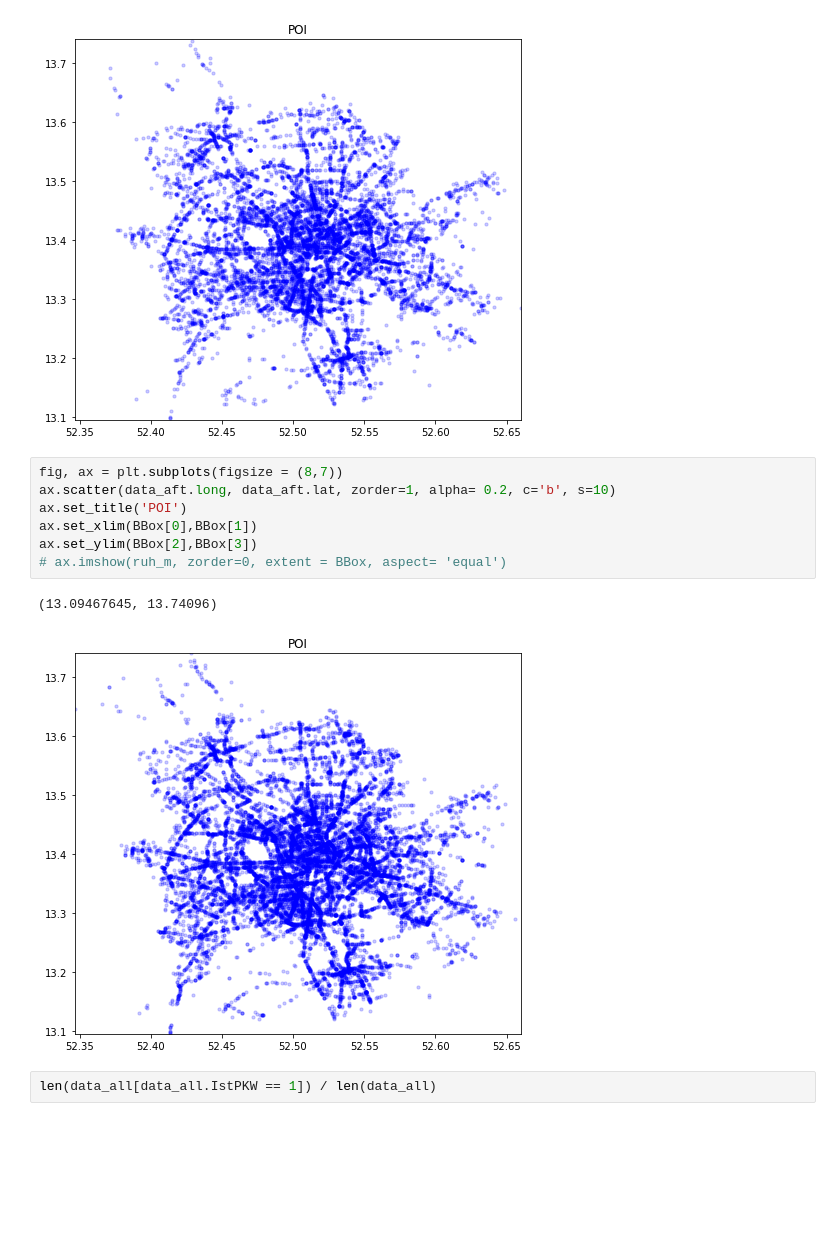
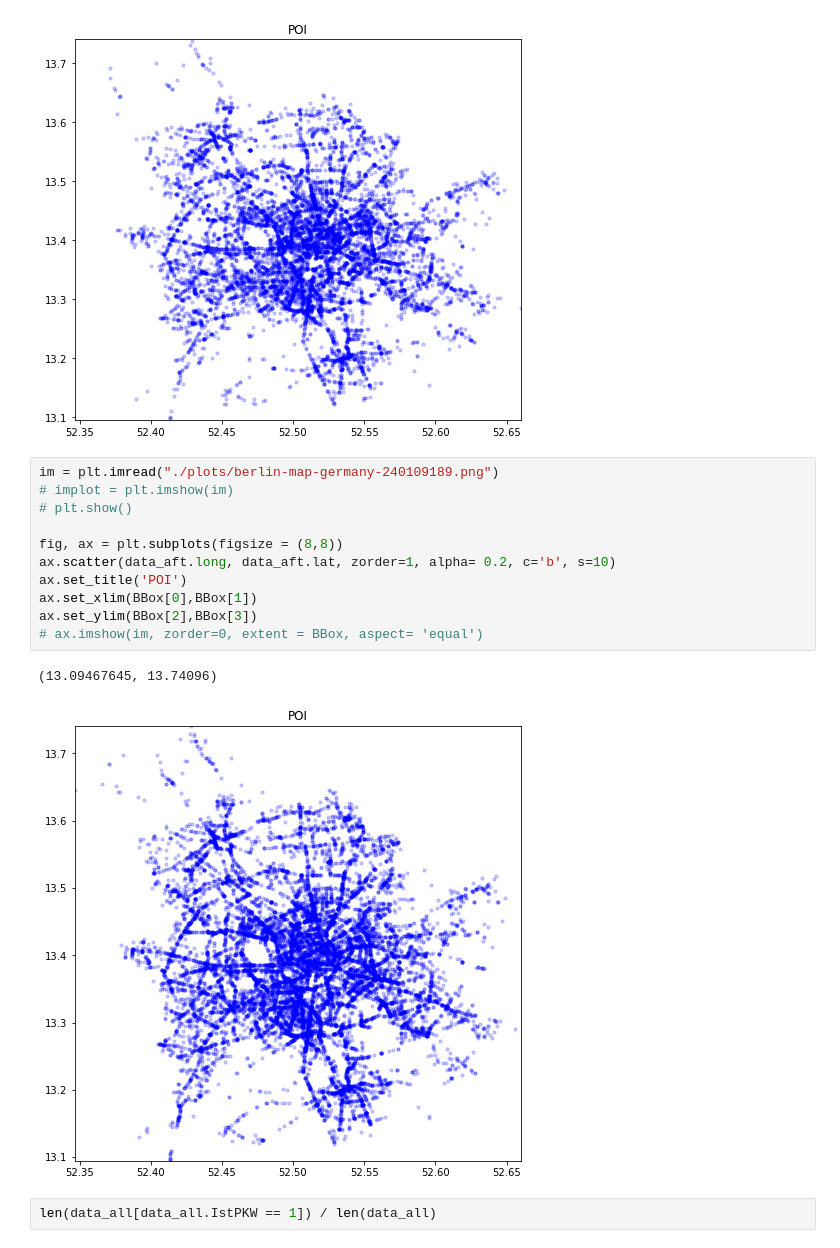
Before and after one commit to SEberwein/Berlin_traffic_accidents_2018-2020, a Jupyter notebook: data_exploration.ipynb, the cells around one changed output. Drawn from its saved outputs; the diff is of its cells as text; blank space fills up the shorter version.

```diff
--- a/data_exploration.ipynb
+++ b/data_exploration.ipynb
@@ -357,15 +357,19 @@ ax.set_ylim(BBox[2],BBox[3])
 (13.09467645, 13.74096)
 [figure]
 # %%
-fig, ax = plt.subplots(figsize = (8,7))
+im = plt.imread("./plots/berlin-map-germany-240109189.png")
+# implot = plt.imshow(im)
+# plt.show()
+
+fig, ax = plt.subplots(figsize = (8,8))
 ax.scatter(data_aft.long, data_aft.lat, zorder=1, alpha= 0.2, c='b', s=10)
 ax.set_title('POI')
 ax.set_xlim(BBox[0],BBox[1])
 ax.set_ylim(BBox[2],BBox[3])
-# ax.imshow(ruh_m, zorder=0, extent = BBox, aspect= 'equal')
+# ax.imshow(im, zorder=0, extent = BBox, aspect= 'equal')
 # %% [output]
 (13.09467645, 13.74096)
-[figure, old version]
+[figure, new version]
 # %%
 len(data_all[data_all.IstPKW == 1]) / len(data_all)
 # %% [output]
```
Also changed, not shown: 1 other file.
